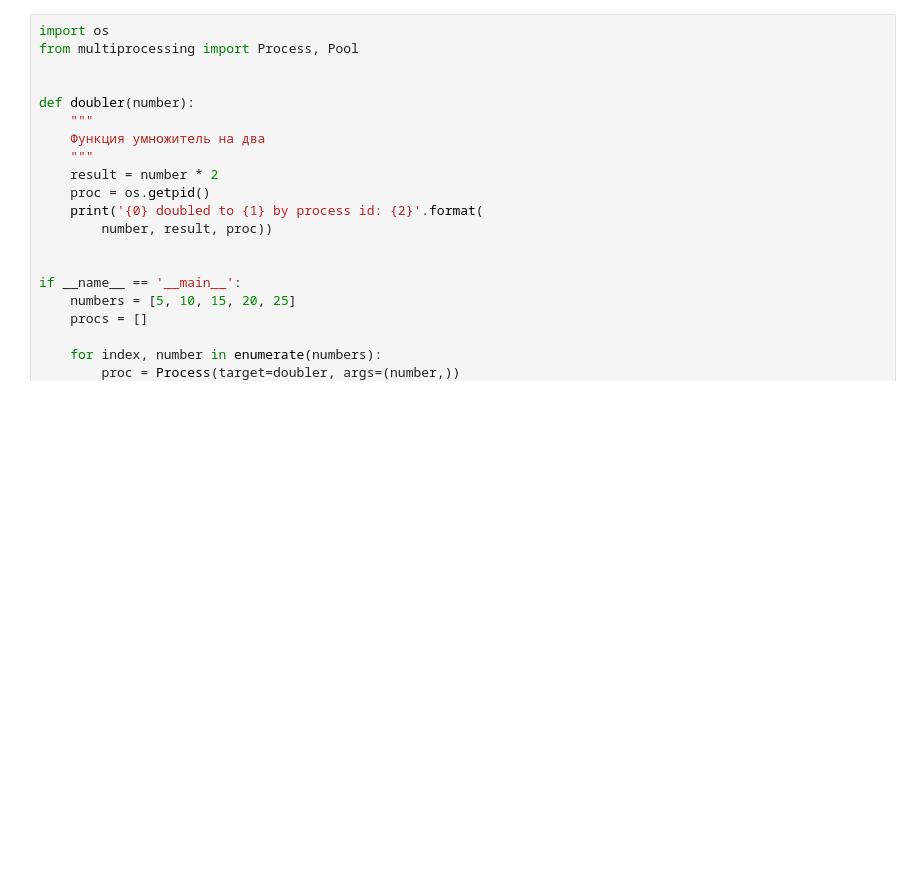
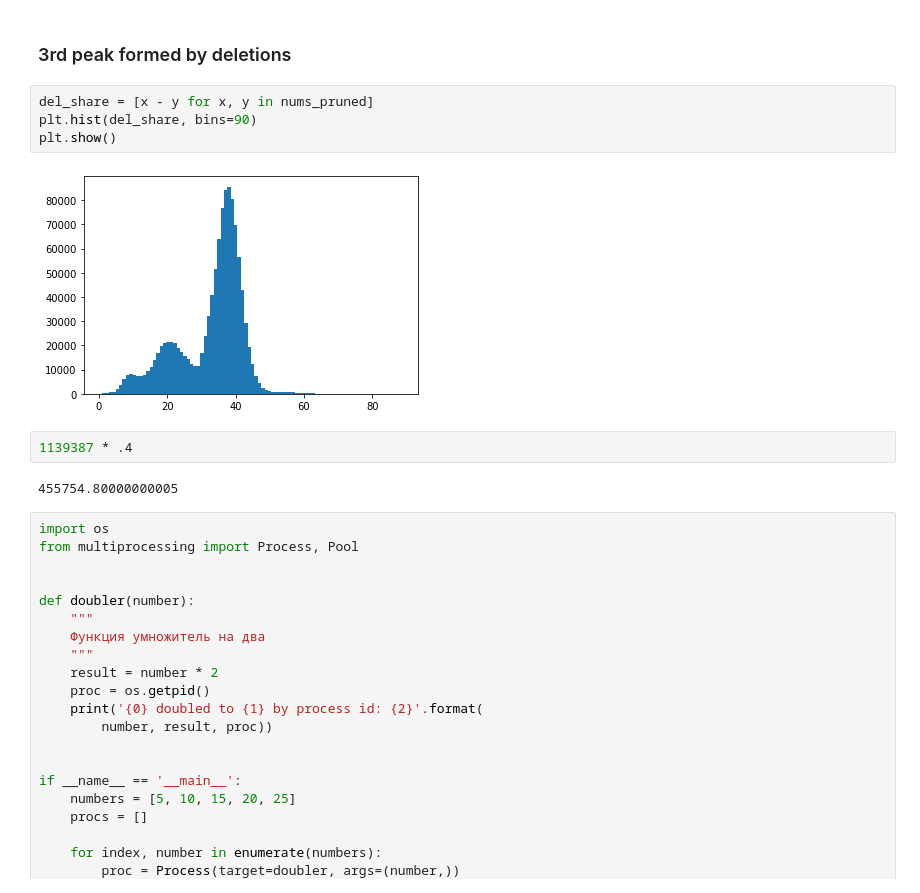
Before and after one commit to KPOTOH/sars-cov-2, a Jupyter notebook: nb/1.mulal_qc.ipynb, the cells around one changed output. Saved outputs shown, nothing was run; the diff lists cells and outputs as text; blank space fills up the shorter version.

```diff
--- a/nb/1.mulal_qc.ipynb
+++ b/nb/1.mulal_qc.ipynb
@@ -49,3 +106,15 @@ plt.show()
+# %% [markdown]
+### 3rd peak formed by deletions
+# %%
+del_share = [x - y for x, y in nums_pruned]
+plt.hist(del_share, bins=90)
+plt.show()
+# %% [output]
+[figure, added]
+# %%
+1139387 * .4
+# %% [output]
+455754.80000000005
 # %%
 import os
 from multiprocessing import Process, Pool
```
Also changed, not shown: parts of 14 cells of this notebook, 9 other files.
